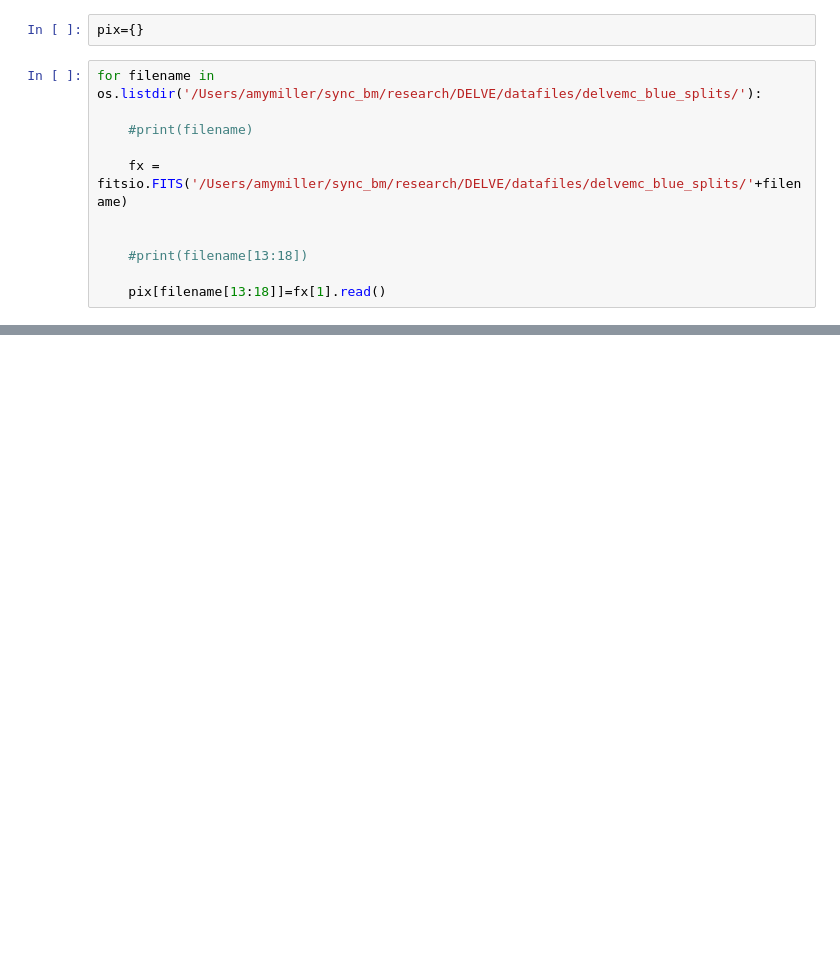
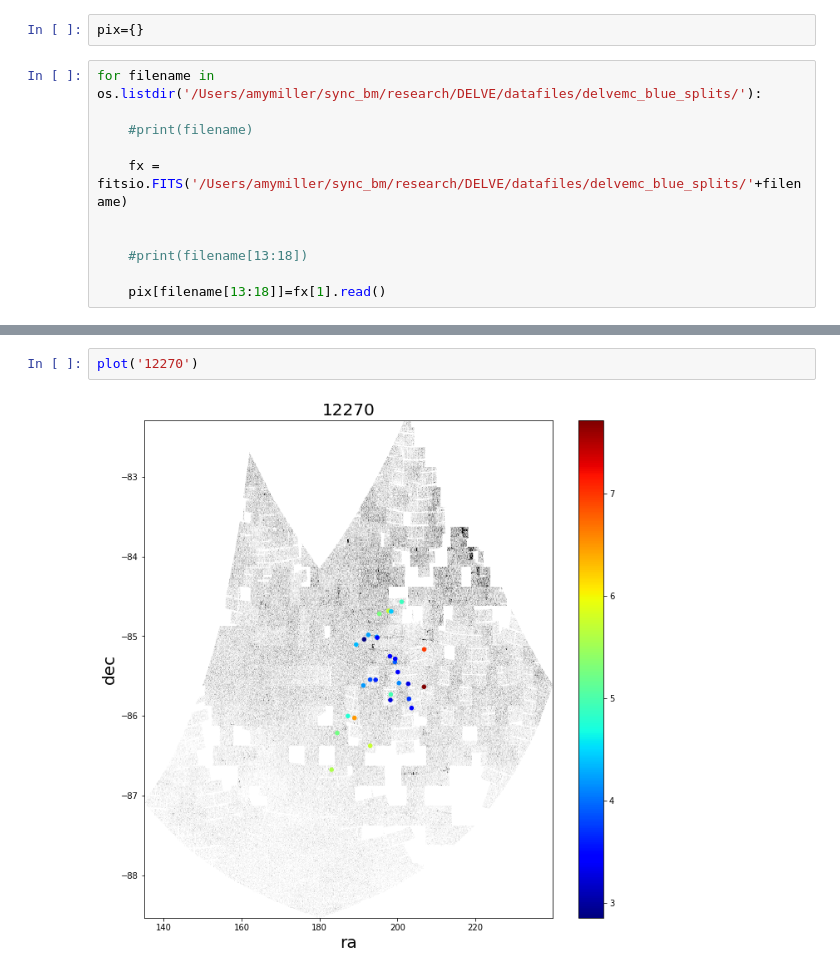
Before and after one commit to amyelizmiller/DELVE, a Jupyter notebook: plot_peak_locations_on_healpix_map.ipynb, the cells around one changed output, grey strips where cells are left out. Cells and saved outputs as stored; diff of their text form; blank space fills up the shorter version.

```diff
--- a/plot_peak_locations_on_healpix_map.ipynb
+++ b/plot_peak_locations_on_healpix_map.ipynb
@@ -137,0 +98,4 @@ plot2('11812',df[1].values,df[2].values,df[0].values)
+# %%
+plot('12270')
+# %% [output]
+[figure, added]
```
Also changed, not shown: parts of 17 cells of this notebook.
